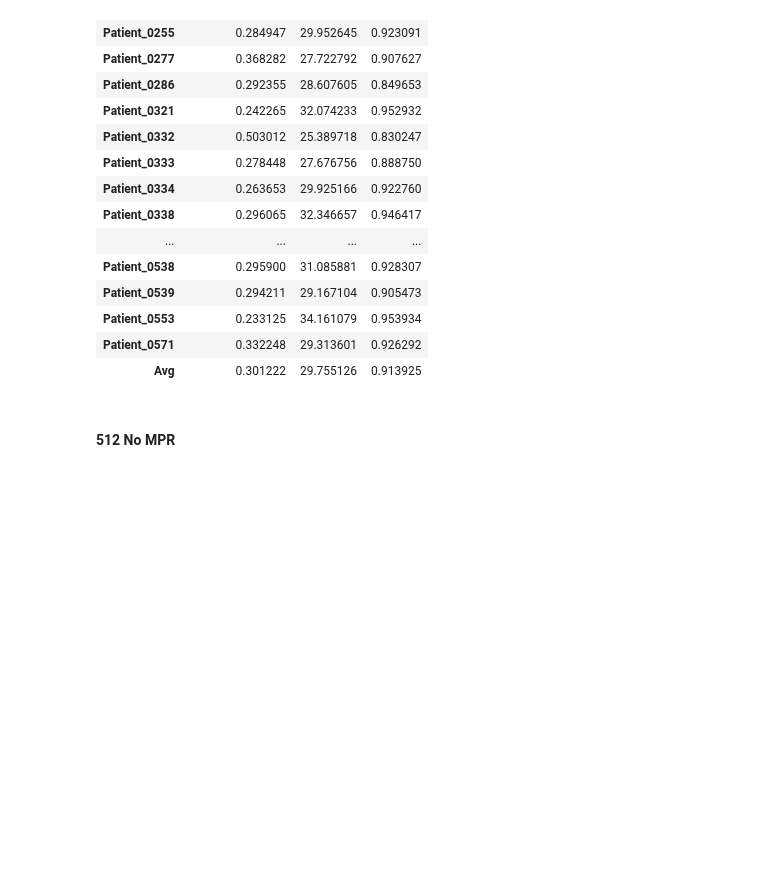
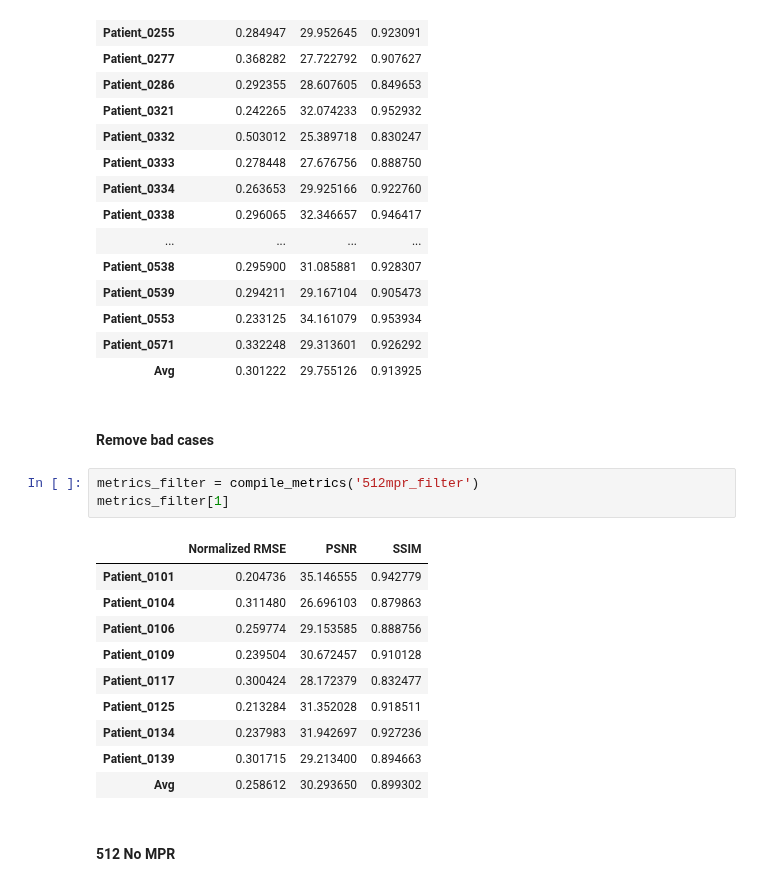
Before and after one commit to subtlemedicalinc/SubtleBoost, a Jupyter notebook: notebooks/compile_stanford_results.ipynb, the cells around one changed output. Drawn from its saved outputs; the diff is of its cells as text; blank space fills up the shorter version.

Commit message:
Update compile metrics notebook with stanford filter model

```diff
--- a/notebooks/compile_stanford_results.ipynb
+++ b/notebooks/compile_stanford_results.ipynb
@@ -89,6 +87,22 @@ metrics_512_no_mpr[1]
 | Patient_0553 | 0.233125 | 34.161079 | 0.953934 |
 | Patient_0571 | 0.332248 | 29.313601 | 0.926292 |
 | Avg | 0.301222 | 29.755126 | 0.913925 |
+# %% [markdown]
+#### Remove bad cases
+# %%
+metrics_filter = compile_metrics('512mpr_filter')
+metrics_filter[1]
+# %% [output]
+|  | Normalized RMSE | PSNR | SSIM |
+| Patient_0101 | 0.204736 | 35.146555 | 0.942779 |
+| Patient_0104 | 0.311480 | 26.696103 | 0.879863 |
+| Patient_0106 | 0.259774 | 29.153585 | 0.888756 |
+| Patient_0109 | 0.239504 | 30.672457 | 0.910128 |
+| Patient_0117 | 0.300424 | 28.172379 | 0.832477 |
+| Patient_0125 | 0.213284 | 31.352028 | 0.918511 |
+| Patient_0134 | 0.237983 | 31.942697 | 0.927236 |
+| Patient_0139 | 0.301715 | 29.213400 | 0.894663 |
+| Avg | 0.258612 | 30.293650 | 0.899302 |
 # %% [markdown]
 #### 512 No MPR
 # %%
```
Also changed, not shown: parts of 1 cell of this notebook.
